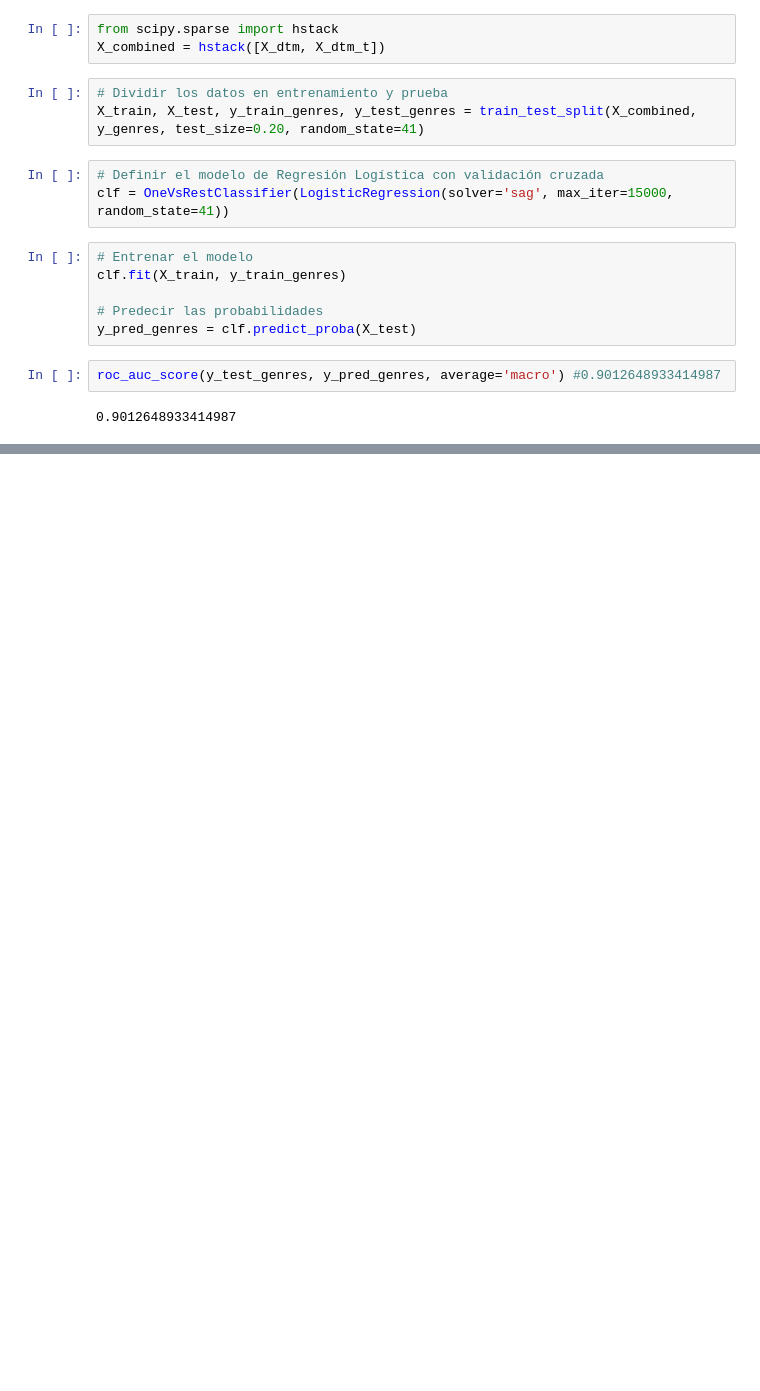
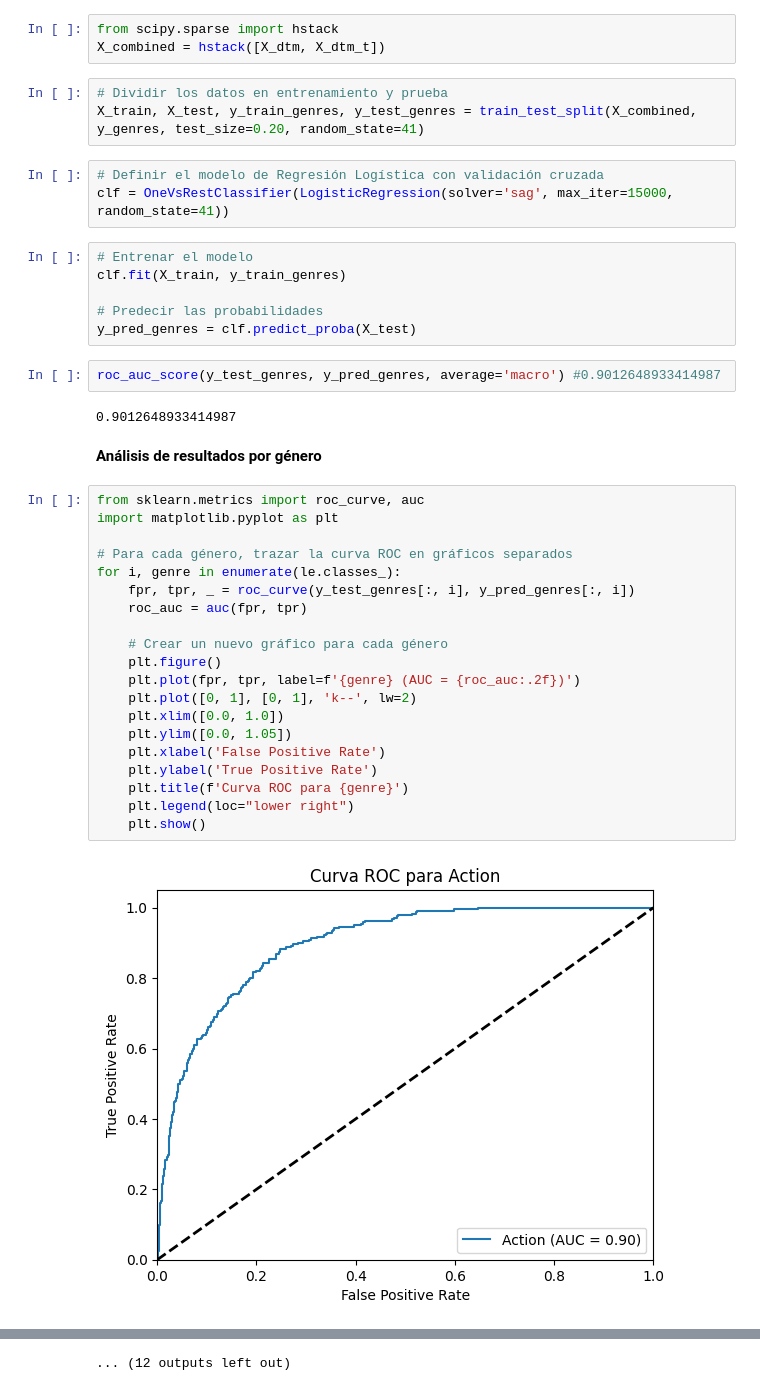
Before and after one commit to linamvaron/AdvancedTopicsAnalytics, a Jupyter notebook: Projects/P1 - Movie Genre Prediction/MovieGenrePrediction.ipynb, the cells around one changed output, grey strips where cells are left out. Cells and saved outputs as stored; diff of their text form; blank space fills up the shorter version.

```diff
--- a/Projects/P1 - Movie Genre Prediction/MovieGenrePrediction.ipynb
+++ b/Projects/P1 - Movie Genre Prediction/MovieGenrePrediction.ipynb
@@ -141,3 +140,27 @@ y_pred_genres = clf.predict_proba(X_test)
 roc_auc_score(y_test_genres, y_pred_genres, average='macro') #0.9012648933414987
 # %% [output]
 0.9012648933414987
+# %% [markdown]
+**Análisis de resultados por género**
+# %%
+from sklearn.metrics import roc_curve, auc
+import matplotlib.pyplot as plt
+
+# Para cada género, trazar la curva ROC en gráficos separados
+for i, genre in enumerate(le.classes_):
+    fpr, tpr, _ = roc_curve(y_test_genres[:, i], y_pred_genres[:, i])
+    roc_auc = auc(fpr, tpr)
+
+    # Crear un nuevo gráfico para cada género
+    plt.figure()
+    plt.plot(fpr, tpr, label=f'{genre} (AUC = {roc_auc:.2f})')
+    plt.plot([0, 1], [0, 1], 'k--', lw=2)
+    plt.xlim([0.0, 1.0])
+    plt.ylim([0.0, 1.05])
+    plt.xlabel('False Positive Rate')
+    plt.ylabel('True Positive Rate')
+    plt.title(f'Curva ROC para {genre}')
+    plt.legend(loc="lower right")
+    plt.show()
+# %% [output]
+[figure, added]
@@ -143,0 +178 @@ roc_auc_score(y_test_genres, y_pred_genres, average='macro') #0.9012648933414987
+... (12 outputs left out)
```
Also changed, not shown: parts of 3 cells of this notebook.
